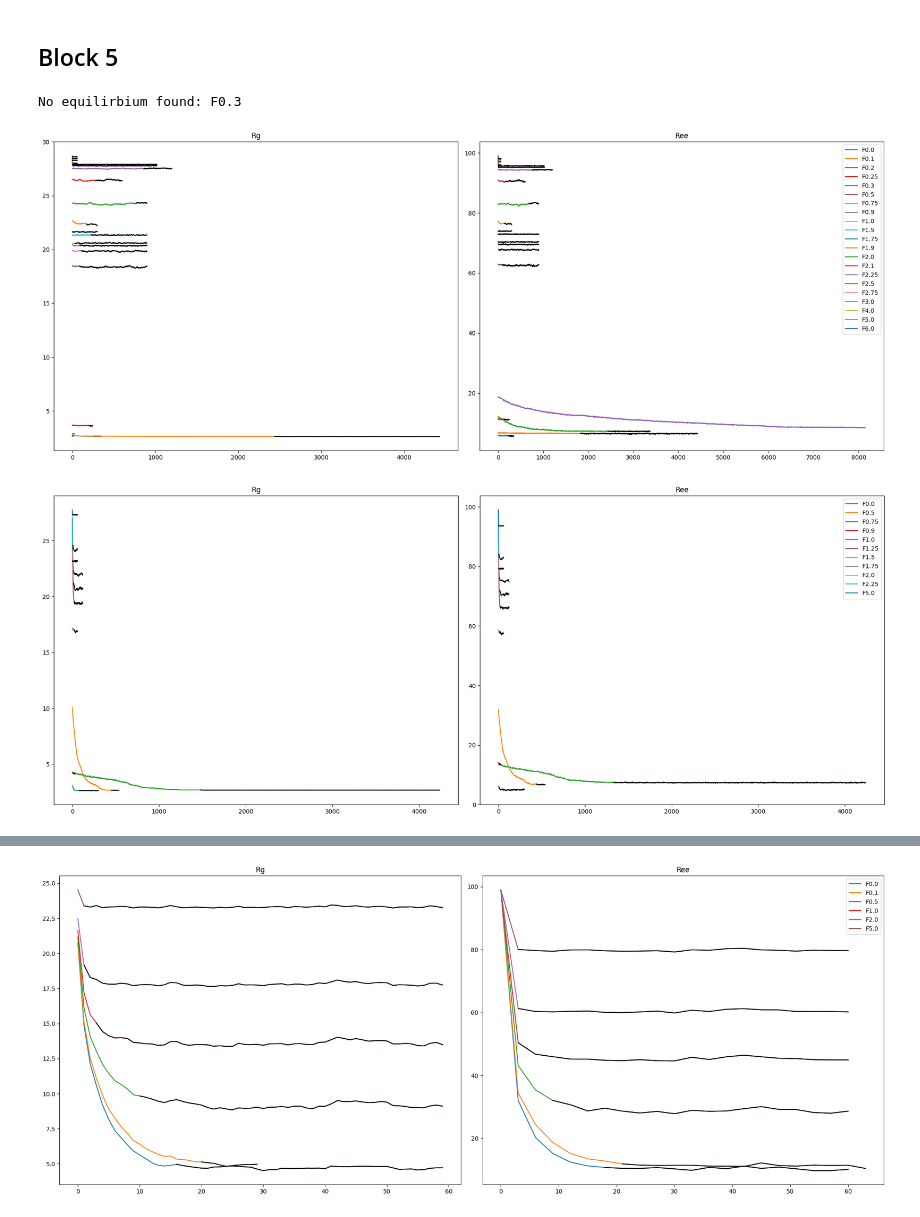
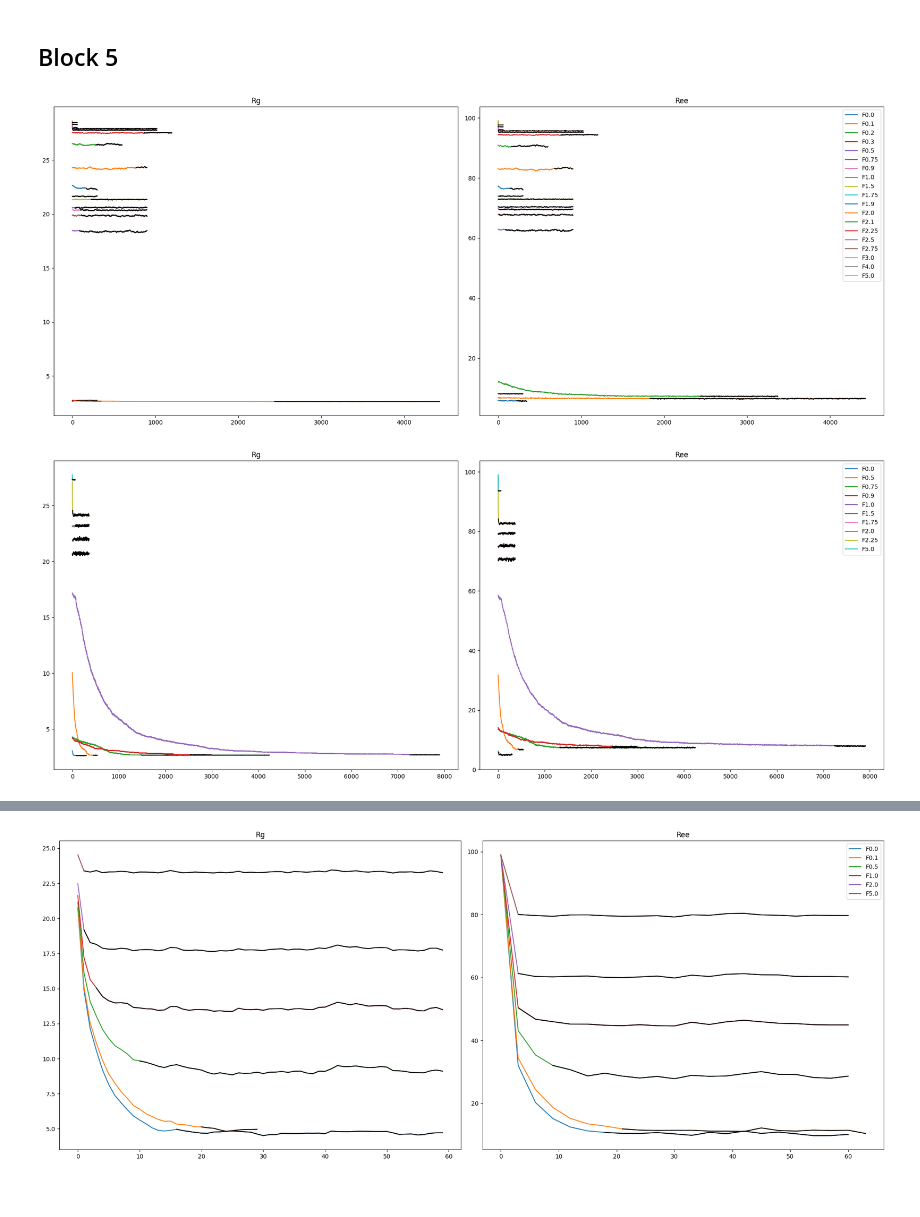
Before and after one commit to VagrantHyp/Code, a Jupyter notebook: CGT Build.ipynb, the cells around one changed output, grey strips where cells are left out. Saved outputs shown, nothing was run; the diff lists cells and outputs as text; code cells hidden in the pictures.

```diff
--- a/CGT Build.ipynb
+++ b/CGT Build.ipynb
@@ -257,15 +247,14 @@ with open('Block1_CGT.pkl', 'wb') as file:
 ## Block 5
 # %%
 #T = 0.1
-f = [0, 0.1, 0.2, 0.25, 0.3, 0.5, 0.75, 0.9, 1, 1.5, 1.75, 1.9, 2, 2.1, 2.25, 2.5, 2.75, 3, 4, 5, 6]
+f = [0, 0.1, 0.2, 0.3, 0.5, 0.75, 0.9, 1, 1.5, 1.75, 1.9, 2, 2.1, 2.25, 2.5, 2.75, 3, 4, 5]
 t = 0.1
 
 Reepaths=[
     '../block5/T0.1/force0/p9/dump',
     '../block5/T0.1/force0.1/p5/dump',
     '../block5/T0.1/force0.2/p7/dump.rc2.5N100Tp1',
-    '../block5/T0.1/force0.25/p6/dump.rc2.5N100Tp1',
-    '../block5/T0.1/force0.3/p9/dump.rc2.5N100Tp1',
+    '../block5/T0.1/force0.3/p10/dump.rc2.5N100Tp1',
     '../block5/T0.1/force0.5/dumpF0.5',
     '../block5/T0.1/force0.75/dumpF0.75',
     '../block5/T0.1/force0.9/p2/dump.rc2.5N100Tp1',
@@ -281,15 +270,13 @@ Reepaths=[
     '../block5/T0.1/force3/dump.rc2.5N100Tp1',
     '../block5/T0.1/force4/dump.rc2.5N100Tp1',
     '../block5/T0.1/force5/dump.rc2.5N100Tp1',
-    '../block5/T0.1/force6/dump'
 ]
 
 Rgpaths = [
     '../block5/T0.1/force0/p9/sv.rc2.5N100T0.1p1',
     '../block5/T0.1/force0.1/p5/sv.rc2.5N100T0.1p1',
     '../block5/T0.1/force0.2/p7/sv.rc2.5N100T0.1p1',
-    '../block5/T0.1/force0.25/p6/sv.rc2.5N100T0.1p1',
-    '../block5/T0.1/force0.3/p9/sv.rc2.5N100T0.1p1',
+    '../block5/T0.1/force0.3/p10/sv.rc2.5N100T0.1p1',
     '../block5/T0.1/force0.5/RgF0.5',
     '../block5/T0.1/force0.75/RgF0.75',
     '../block5/T0.1/force0.9/p2/sv.rc2.5N100T0.1p1',
@@ -305,46 +292,42 @@ Rgpaths = [
     '../block5/T0.1/force3/sv.rc2.5N100T0.1p1',
     '../block5/T0.1/force4/sv.rc2.5N100T0.1p1',
     '../block5/T0.1/force5/sv.rc2.5N100T0.1p1',
-    '../block5/T0.1/force6/sv.rc2.5N100T0.1p1'
 ]
 
 CGT01 = CGT(f, t, 5, Reepaths, Rgpaths)
 # %% [output]
-No equilirbium found: F0.3
-[figure, old version]
+[figure, new version]
 # %%
 #T = 0.3
-f = [0, 0.5, 0.75, 0.9, 1, 1.25, 1.5, 1.75, 2, 2.25, 5]
+f = [0, 0.5, 0.75, 0.9, 1, 1.5, 1.75, 2, 2.25, 5]
 t = 0.3
 Rgpaths = [
     '../block5/T0.3/force0/p2/sv.rc2.5N100T0.3p1',
     '../block5/T0.3/force0.5/p2/sv.rc2.5N100T0.3p1',
     '../block5/T0.3/force0.75/p4/sv.rc2.5N100T0.3p1',
     '../block5/T0.3/force0.9/p2/sv.rc2.5N100T0.3p1',
     '../block5/T0.3/force1/p3/sv.rc2.5N100T0.3p1',
-    '../block5/T0.3/force1.25/RgF1.25',
-    '../block5/T0.3/force1.5/RgF1.5',
-    '../block5/T0.3/force1.75/RgF1.75',
+    '../block5/T0.3/force1.5/p2/sv.rc2.5N100T0.3p1',
+    '../block5/T0.3/force1.75/p2/sv.rc2.5N100T0.3p1',
     '../block5/T0.3/force2/p2/sv.rc2.5N100T0.3p1',
     '../block5/T0.3/force2.25/sv.rc2.5N100T0.3p1',
     '../block5/T0.3/force5/sv.rc2.5N100T0.3p1'
 ]
 Reepaths = [
     '../block5/T0.3/force0/p2/dump.rc2.5N100Tp1',
     '../block5/T0.3/force0.5/p2/dump.rc2.5N100Tp1',
     '../block5/T0.3/force0.75/p4/dump.rc2.5N100Tp1',
     '../block5/T0.3/force0.9/p2/dump.rc2.5N100Tp1',
     '../block5/T0.3/force1/p3/dump.rc2.5N100Tp1',
-    '../block5/T0.3/force1.25/dumpF1.25',
-    '../block5/T0.3/force1.5/dumpF1.5',
-    '../block5/T0.3/force1.75/dumpF1.75',
+    '../block5/T0.3/force1.5/p2/dump',
+    '../block5/T0.3/force1.75/p2/dump',
     '../block5/T0.3/force2/p2/dump.rc2.5N100Tp1',
     '../block5/T0.3/force2.25/dump.rc2.5N100Tp1',
     '../block5/T0.3/force5/dump.rc2.5N100Tp1'
 ]
 
 CGT03 = CGT(f, t, 5, Reepaths, Rgpaths)
 # %% [output]
-[figure, old version]
+[figure, new version]
 # %%
 #T = 0.5
```
Also changed, not shown: parts of 5 cells of this notebook, 2 other files.
